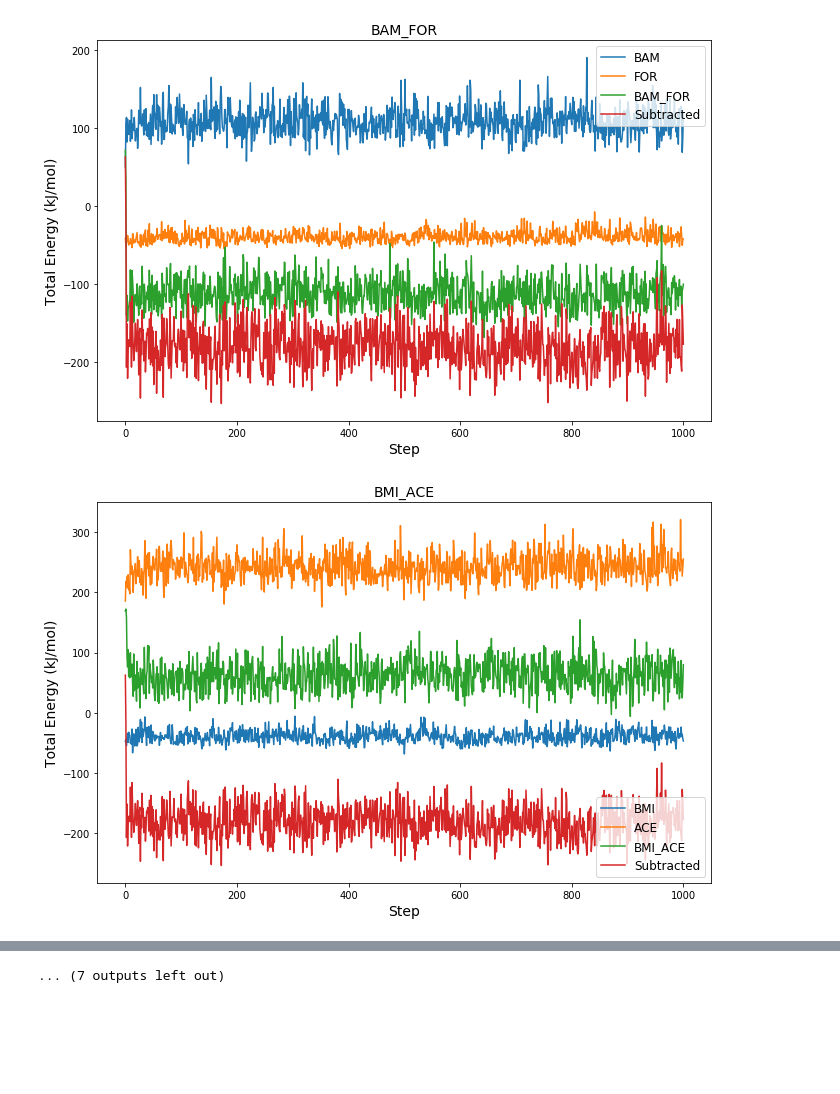
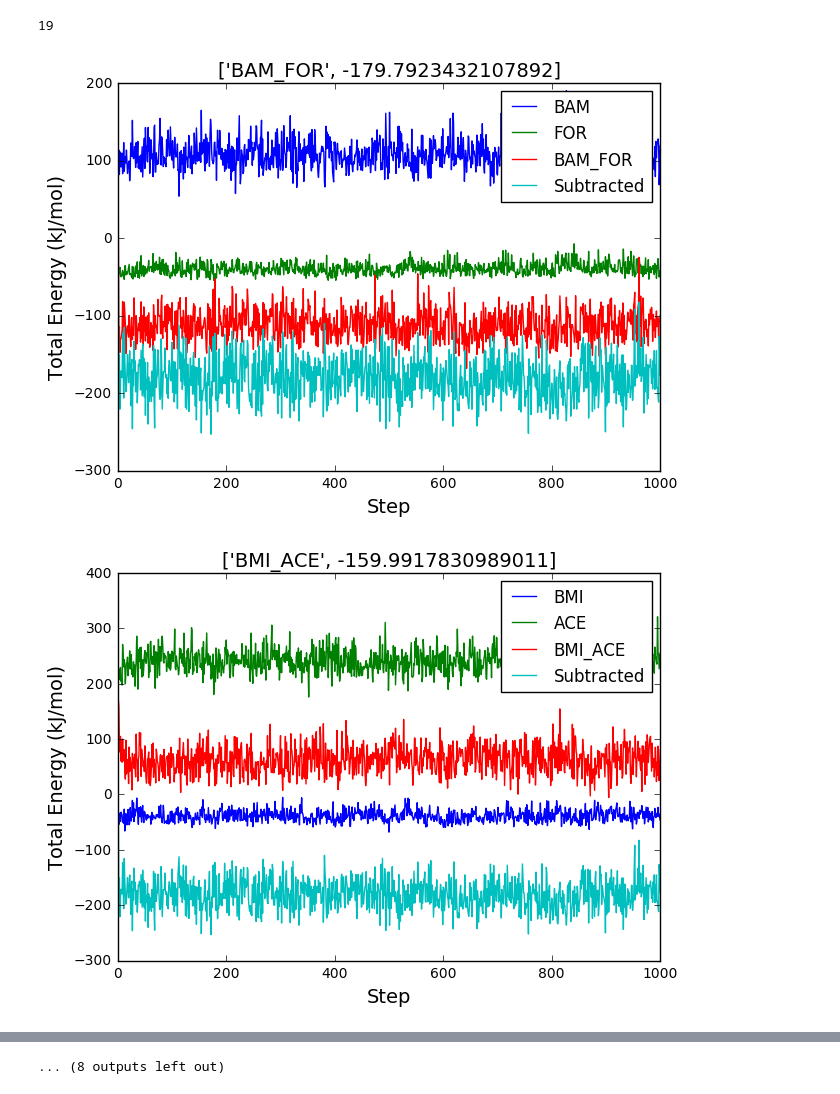
Before and after one commit to UWPRG/MOLSIM, a Jupyter notebook: Projects/ILInteraction/Project_GarrettDavidson.ipynb, the cells around one changed output, grey strips where cells are left out. Cells and saved outputs as stored; diff of their text form; code cells hidden in the pictures; blank space fills up the shorter version.

```diff
--- a/Projects/ILInteraction/Project_GarrettDavidson.ipynb
+++ b/Projects/ILInteraction/Project_GarrettDavidson.ipynb
@@ -104,28 +133,30 @@ list_of_salts_b=np.array(['BAM_FOR','BMI_ACE','BMI_MTS','BMI_TF2','EAM_FOR','EMI
 # %%
 just_salt=[]
 indexer=0
-plt.rc('axes', titlesize=14)
-plt.rc('axes', labelsize=14)
-plt.rc('legend', fontsize=12)
+
 
 for salts in list_of_salts:
     for index in range(len(BAM_FOR)):
         just_salt.append(salts.salt.loc[index]-(salts.cation.loc[index]+salts.anion.loc[index]))
 
+    average=np.average(just_salt)
     salt_array=np.array(just_salt)
     salt_array.transpose()
     salts['just_salt']=pd.DataFrame(salt_array)
 
-    plt.figure(figsize=[11,7])
+    plt.figure(figsize=[7,5])
+    #plt.subplot(10,2,indexer+1)
     plt.plot(salts['Step'],salts['cation'])
     plt.plot(salts['Step'],salts['anion'])
     plt.plot(salts['Step'],salts['salt'])
     plt.plot(salts['Step'],salts['just_salt'])
     plt.legend([list_of_salts_b[indexer][0:3:1],list_of_salts_b[indexer][4::],list_of_salts_b[indexer],'Subtracted'])
     plt.ylabel('Total Energy (kJ/mol)')
     plt.xlabel('Step')
-    plt.title(list_of_salts_b[indexer])
+    plt.title([list_of_salts_b[indexer],average])
     indexer+=1
+print(indexer)
 # %% [output]
+19
-[figure, old version]
+[figure, new version]
-[figure, old version]
+[figure, new version]
@@ -142,2 +172,2 @@ for salts in list_of_salts:
-... (7 outputs left out)
+... (8 outputs left out)
 # %% [markdown]
```
Also changed, not shown: parts of 3 cells of this notebook.
